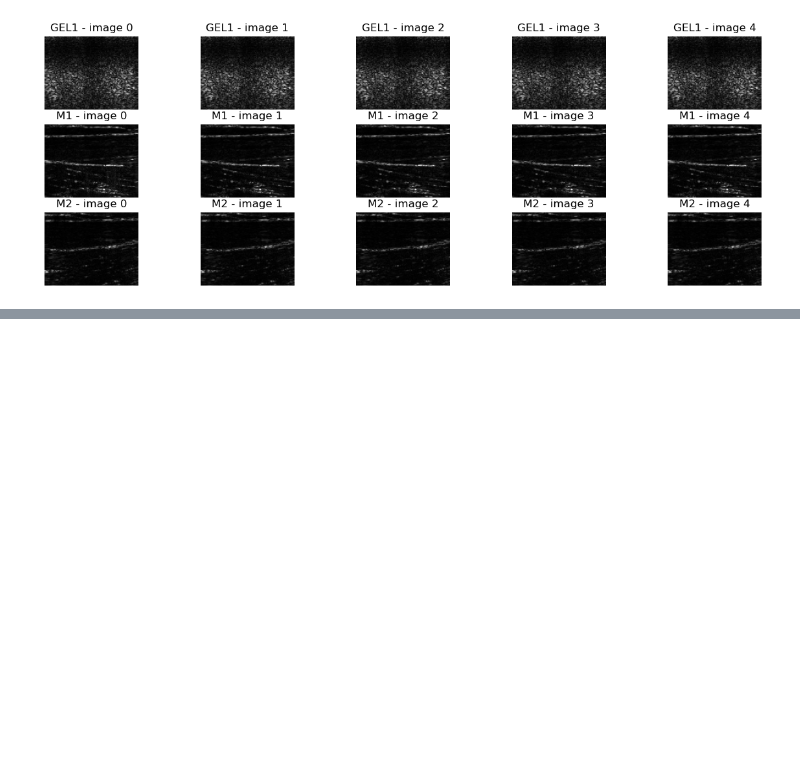
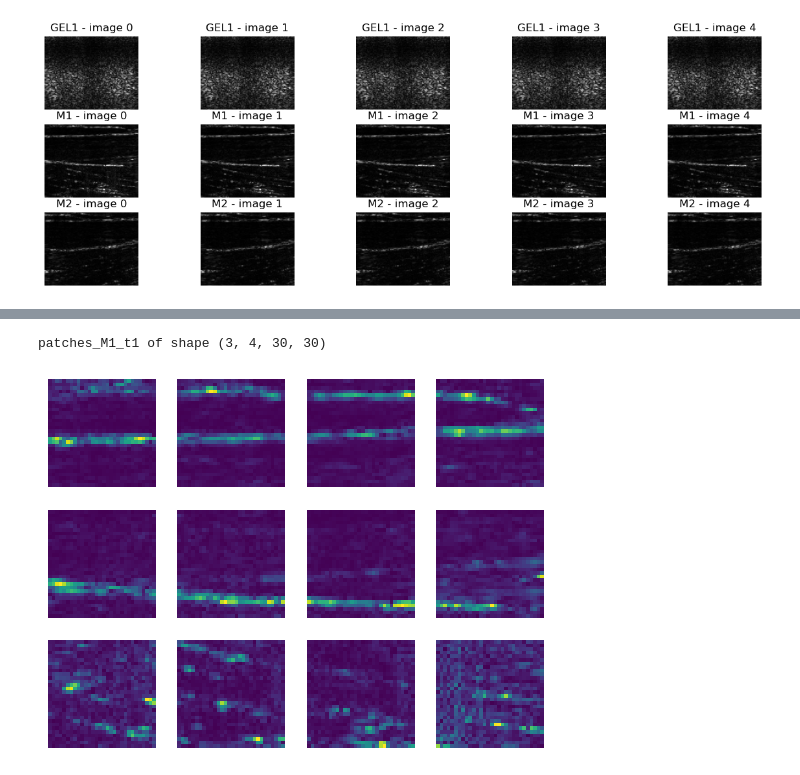
Before and after one commit to MalekSalah/Imagerie-medicale-beamforming-, a Jupyter notebook: notebooks/elastographu.ipynb, the cells around one changed output, grey strips where cells are left out. Cells and saved outputs as stored; diff of their text form; code cells hidden in the pictures; blank space fills up the shorter version.

```diff
--- a/notebooks/elastographu.ipynb
+++ b/notebooks/elastographu.ipynb
@@ -35,0 +118,31 @@ plt.show()
+# %%
+# Extract patches from an image and put them in a matrix
+def patch_image(image, window_size, distinct_patches=True):
+    patches = []
+    n_x, n_y = image.shape
+    window_step = window_size if distinct_patches else 1
+
+    for i in range(0, n_x - window_size, window_step):
+        Line_patches = []
+        for j in range(0, n_y - window_size , window_step):
+            Line_patches.append(image[i:i + window_size, j:j + window_size])
+        patches.append(Line_patches)
+
+    return np.array(patches)
+# %%
+# Patch M1_t1
+window_size = 30
+patches_M1_t1 = patch_image(M1_t1, window_size, distinct_patches=True)
+xp, yp , _, _ = patches_M1_t1.shape
+print("patches_M1_t1 of shape", patches_M1_t1.shape)
+# %% [output]
+patches_M1_t1 of shape (3, 4, 30, 30)
+# %%
+# Plot patches of M1_t1
+fig, axs = plt.subplots(xp, yp)
+for i in range(xp):
+    for j in range(yp):
+        axs[i, j].imshow(np.abs(patches_M1_t1[i, j,:,:]))
+        axs[i, j].axis('off')
+# %% [output]
+[figure, added]
```
Also changed, not shown: parts of 15 cells of this notebook.
